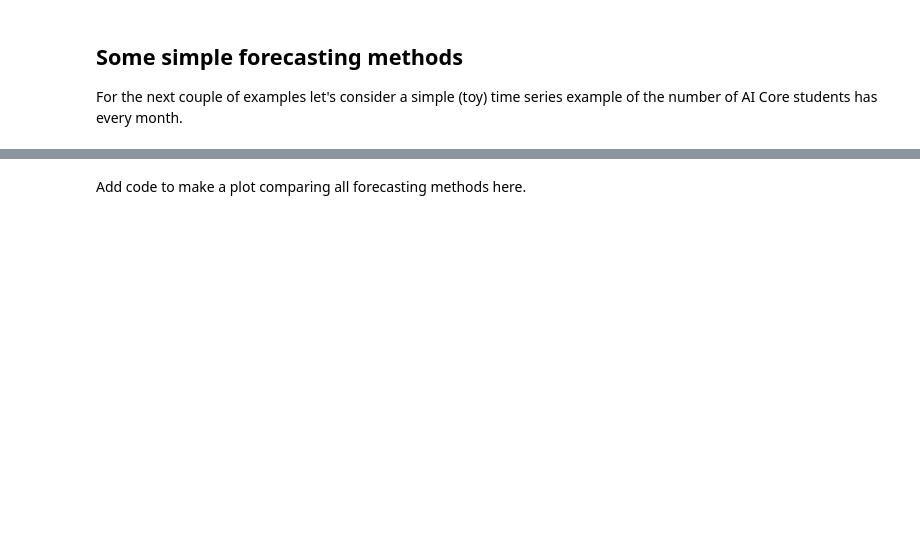
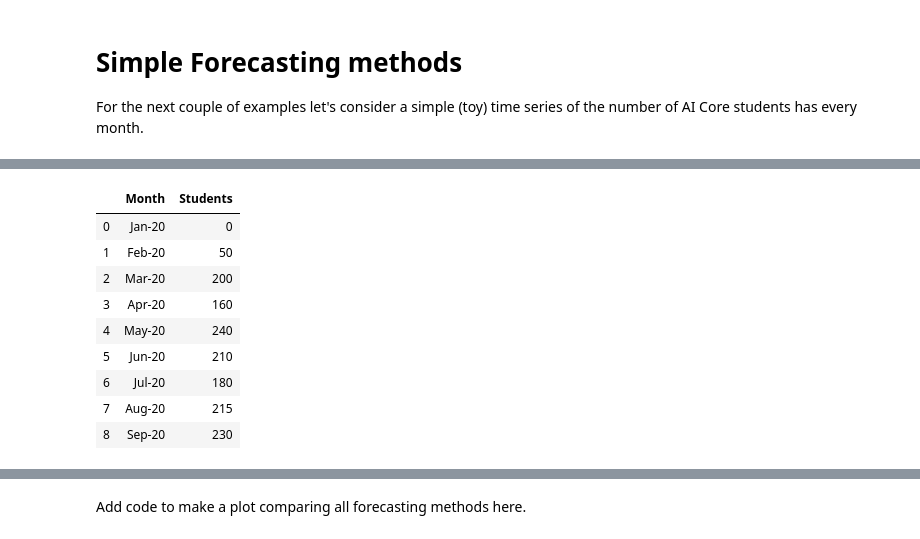
Before and after one commit to stefan262/Practical-ML-DS, a Jupyter notebook: Chapter 2. Python for Data Scientists/Module 7. Other ML Problems/Time Series/2. Holt-Winters Method for Time Series Forecasting.ipynb, the cells around one changed output, grey strips where cells are left out. Saved outputs shown, nothing was run; the diff lists cells and outputs as text; code cells hidden in the pictures; blank space fills up the shorter version.

```diff
--- a/Chapter 2. Python for Data Scientists/Module 7. Other ML Problems/Time Series/2. Holt-Winters Method for Time Series Forecasting.ipynb
+++ b/Chapter 2. Python for Data Scientists/Module 7. Other ML Problems/Time Series/2. Holt-Winters Method for Time Series Forecasting.ipynb
@@ -38,12 +44,15 @@ As the error can be positive or negative it is more helpful to use the absolute
 # %% [markdown]
-## Some simple forecasting methods
+# Simple Forecasting methods
 
-For the next couple of examples let's consider a simple (toy) time series example of the number of AI Core students has every month.
+For the next couple of examples let's consider a simple (toy) time series of the number of AI Core students has every month.
 # %%
 import pandas as pd
 import plotly.express as px
 
-ai_df = pd.read_csv('aicorestudents.csv')
-fig = px.line(ai_df, x = 'Month', y = 'Students', title='Number of students at AI Core')
-fig.show()
+# Import relevant data
+aicore_df = pd.read_csv('../../DATA/aicorestudents.csv')
+
+# Preview of the data
+total_rows = aicore_df.shape[0]
+aicore_df.head(n=total_rows)
 # %% [output]
@@ -51,0 +59,10 @@ fig.show()
+|  | Month | Students |
+| 0 | Jan-20 | 0 |
+| 1 | Feb-20 | 50 |
+| 2 | Mar-20 | 200 |
+| 3 | Apr-20 | 160 |
+| 4 | May-20 | 240 |
+| 5 | Jun-20 | 210 |
+| 6 | Jul-20 | 180 |
+| 7 | Aug-20 | 215 |
+| 8 | Sep-20 | 230 |
```
Also changed, not shown: parts of 26 cells of this notebook.
